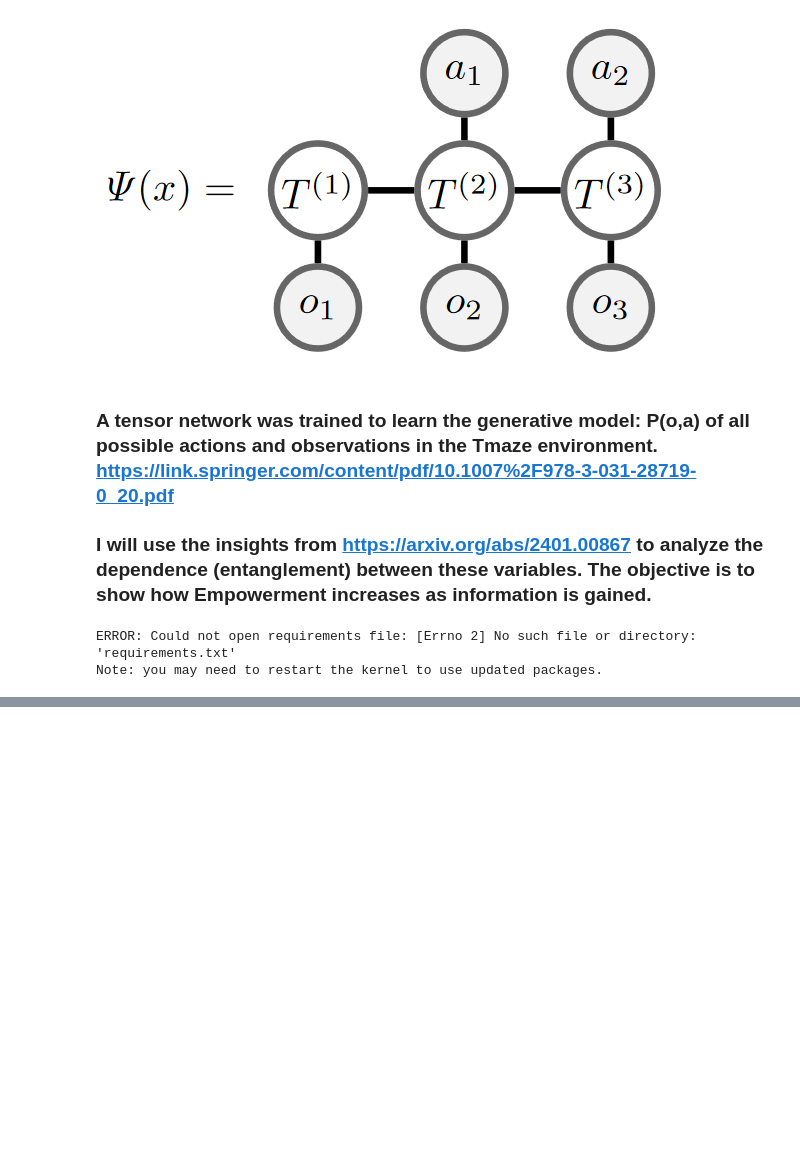
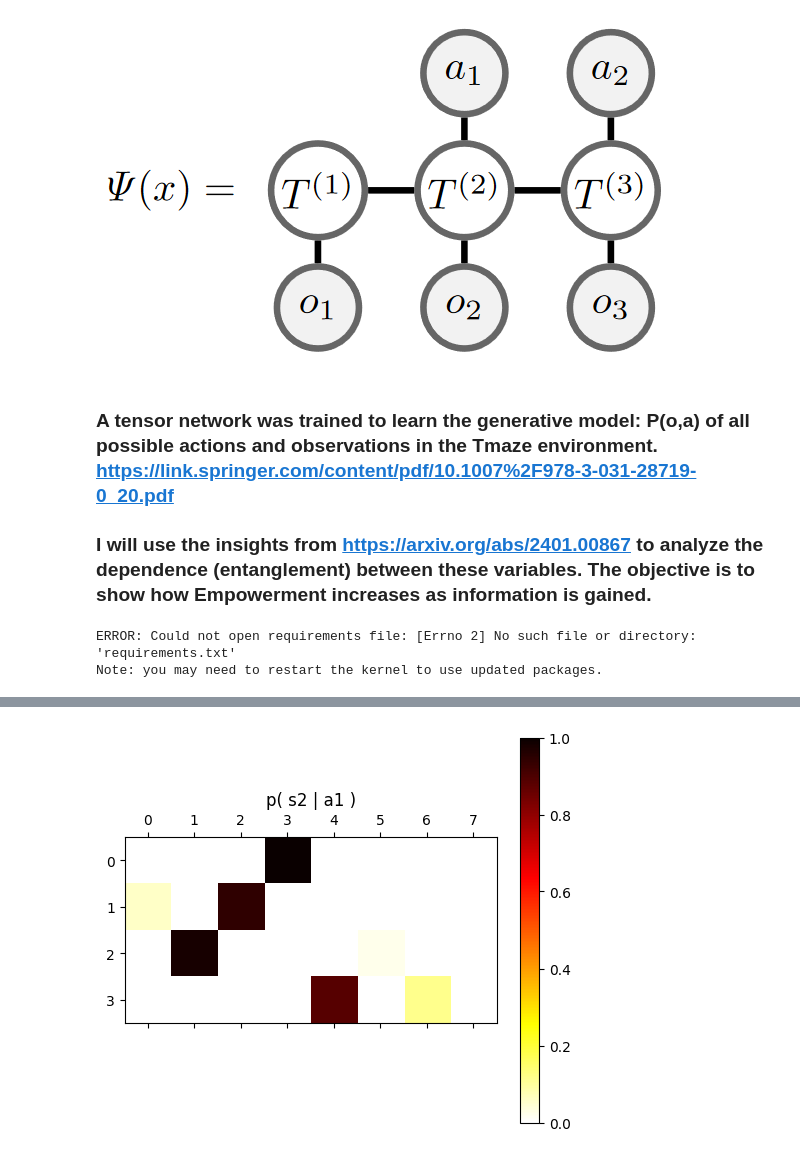
Before and after one commit to philipollaswilson/Tensor-Networks-for-the-Tmaze, a Jupyter notebook: Explainable Tmaze.ipynb, the cells around one changed output, grey strips where cells are left out. Drawn from its saved outputs; the diff is of its cells as text; code cells hidden in the pictures; blank space fills up the shorter version.

Commit message:
Fixed bug empowerment still needs fixing

```diff
--- a/Explainable Tmaze.ipynb
+++ b/Explainable Tmaze.ipynb
@@ -377,0 +129,80 @@ Maximum Entropy:  4.0
+# %%
+import tensornetwork as tn
+def tensorNet(mps):
+
+    # Convert MPS to TensorNetwork
+    nodes = []
+    conj_nodes = []
+    for idx, tensor in enumerate(mps):
+        nodes.append(tn.Node(tensor, name=f"node_{idx}"))
+        conj_nodes.append(tn.Node(np.conj(tensor), name=f"conj_node_{idx}"))
+
+    return nodes, conj_nodes
+
+nodes, conj_nodes = tensorNet(mps)
+# %%
+from scipy.stats import entropy
+def von_neumann_entropy(rho, base=2):
+    """Computes the von Neumann entropy of a density matrix."""
+    # Filter out zero eigenvalues to avoid log(0)
+    eigenvalues = np.linalg.eigvalsh(rho)
+    non_zero_eigenvalues = eigenvalues[eigenvalues > 1e-12]
+    return entropy(non_zero_eigenvalues, base=base)
+
+def get_rdm(nodes, conj_nodes, sites):
+    """
+    Computes the reduced density matrix (RDM) for a given set of (ascending) sites.
+    """
+
+    print("\n \n Initial sites:", sites)
+
+    # Due to left-canonicalization, we only need to contract up to the rightmost site.
+    max_site = max(sites)
+    nodes = nodes[:max_site + 1]
+    conj_nodes = conj_nodes[:max_site + 1]
+    #print("\n Nodes1:", nodes)
+
+    # 1. Connect uninformative edges
+    nodes[0][0] ^ conj_nodes[0][0]
+    nodes[-1][2] ^ conj_nodes[-1][2]
+
+    # 2. Connect the virtual "bond" indices of the MPS chain
+    for i in range(max_site):
+        nodes[i][2] ^ nodes[i+1][0]
+        conj_nodes[i][2] ^ conj_nodes[i+1][0]
+
+    # Define the open edges for the RDM
+    open_edges = []
+    for site_idx in sites:
+        open_edges.append(nodes[site_idx][1])
+    for site_idx in sites:
+        open_edges.append(conj_nodes[site_idx][1])
+
+    # Create a list of sites to be contracted (traced out)
+    sites_to_contract = set(range(max_site + 1)) - sites
+
+    # 3. Connect the physical indices of the sites to be traced out
+    for i in sites_to_contract:
+        nodes[i][1] ^ conj_nodes[i][1]
+
+    # Contract the network to get the RDM tensor
+    rdm_node = tn.contractors.auto(nodes + conj_nodes, output_edge_order=open_edges)
+    rdm_tensor = rdm_node.tensor
+
+    # Multiply the first half of the shape vector to get the matrix dimensions
+    rdm_rows = int(np.prod(rdm_tensor.shape[:len(rdm_tensor.shape)//2]))
+    print("\n RDM tensor shape:", rdm_tensor.shape)
+
+    # Reshape into a matrix
+    rdm = rdm_tensor.reshape(rdm_rows, rdm_rows)
+
+    return rdm
+
+rho_a1s2 = get_rdm(nodes, conj_nodes, {0,1})
+rho_a1s2 = rho_a1s2 / np.trace(rho_a1s2)  # Normalize RDM
+
+p_a1s2 = np.real(np.diag(rho_a1s2)).reshape(4, -1)
+# Obtain conditional distribution p(s2|a1 ) by normalizing over s2 for each a1
+p_s2_given_a1 = p_a1s2 / np.sum(p_a1s2, axis=1, keepdims=True)
+u.plot_distribution(p_s2_given_a1, title="p( s2 | a1 )")
+# %% [output]
@@ -377,0 +212 @@ Maximum Entropy:  4.0
+[figure, added]
```
Also changed, not shown: parts of 57 cells of this notebook, 5 other files.
